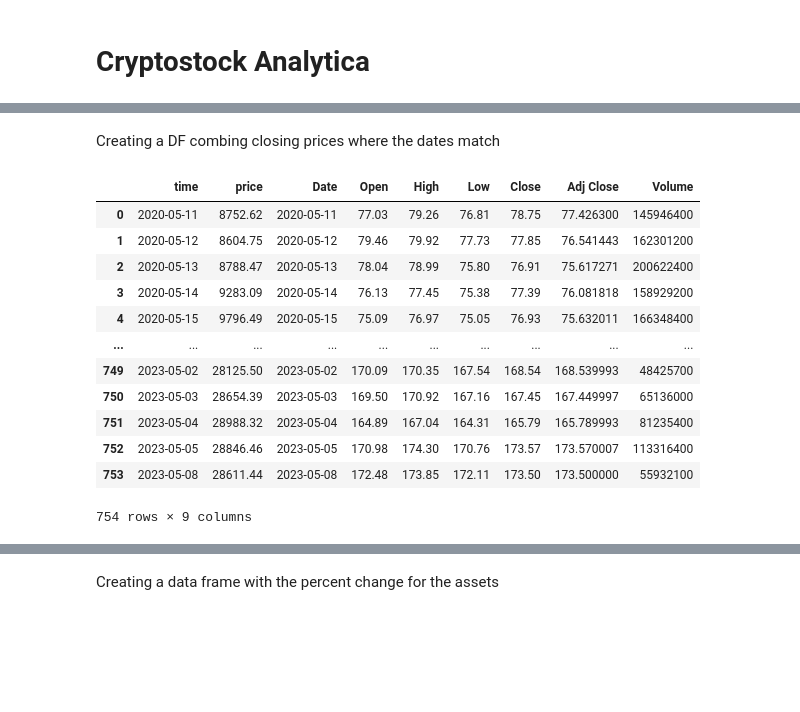
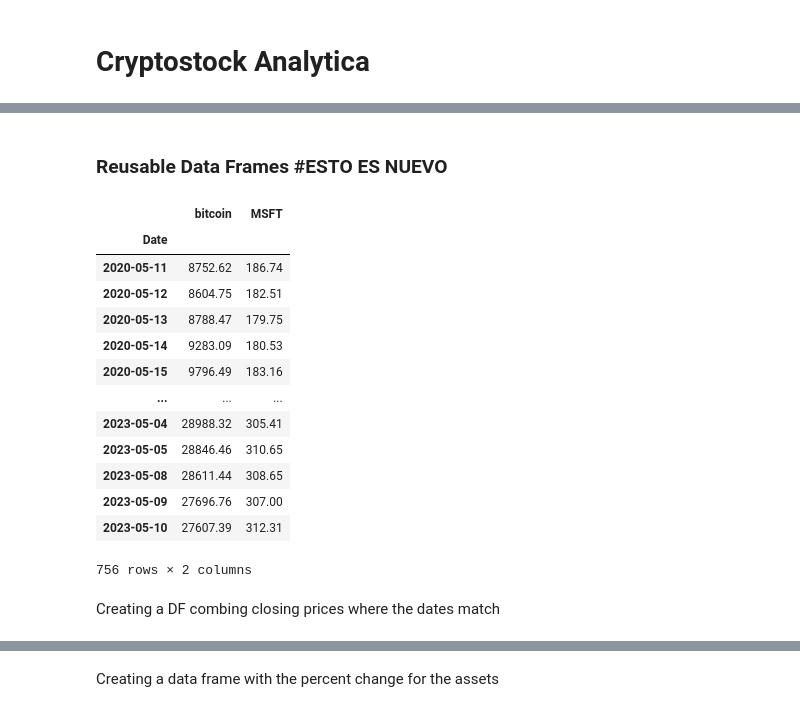
Before and after one commit to regulolanz/Cryptostock-Analytica, a Jupyter notebook: cryptostock-analytica.ipynb, the cells around one changed output, grey strips where cells are left out. Cells and saved outputs as stored; diff of their text form; code cells hidden in the pictures; blank space fills up the shorter version.

Commit message:
modified risk analisys, correlation, std, and added reusable data frames

```diff
--- a/cryptostock-analytica.ipynb
+++ b/cryptostock-analytica.ipynb
@@ -188,21 +220,39 @@ selected_crypto_data.tail()
+# %% [markdown]
+### Reusable Data Frames #ESTO ES NUEVO
+# %%
+##### Bloque completo es nuevo ######
+
+### Closing Prices for choosen assets merged on same dates ###
+
+# Mergin the date frame on the date
+selected_stock_data['Date'] = selected_stock_data['Date'].dt.tz_convert(None)
+Combined_prices_db = pd.merge(selected_crypto_data, selected_stock_data, left_on='time', right_on='Date', how='inner')
+
+# cleaning data by dropping values that we are not needed
+
+Combined_prices_db = Combined_prices_db.drop(columns= ['Open', 'time','Open', 'High', 'Low', 'Adj Close', 'Volume'])
+
+
+# Final data frame with the closing prices and date as Index and reanaming columns with their corresponfing asset
+
+Combined_prices_db.set_index('Date', inplace= True)
+Combined_prices_db.rename(columns={'price': selected_crypto, 'Close': selected_stock}, inplace=True)
+
+Combined_prices_db
+# %% [output]
+|  | bitcoin | MSFT |
+| Date |  |  |
+| 2020-05-11 | 8752.62 | 186.74 |
+| 2020-05-12 | 8604.75 | 182.51 |
+| 2020-05-13 | 8788.47 | 179.75 |
+| 2020-05-14 | 9283.09 | 180.53 |
+| 2020-05-15 | 9796.49 | 183.16 |
+| ... | ... | ... |
+| 2023-05-04 | 28988.32 | 305.41 |
+| 2023-05-05 | 28846.46 | 310.65 |
+| 2023-05-08 | 28611.44 | 308.65 |
+| 2023-05-09 | 27696.76 | 307.00 |
+| 2023-05-10 | 27607.39 | 312.31 |
+756 rows × 2 columns
 # %% [markdown]
 Creating a DF combing closing prices where the dates match
-# %%
-# Mergin the date frame on the date
-selected_stock_data['Date'] = selected_stock_data['Date'].dt.tz_convert(None)
-combined_data = pd.merge(selected_crypto_data, selected_stock_data, left_on='time', right_on='Date', how='inner')
-combined_data
-# %% [output]
-|  | time | price | Date | Open | High | Low | Close | Adj Close | Volume |
-| 0 | 2020-05-11 | 8752.62 | 2020-05-11 | 77.03 | 79.26 | 76.81 | 78.75 | 77.426300 | 145946400 |
-| 1 | 2020-05-12 | 8604.75 | 2020-05-12 | 79.46 | 79.92 | 77.73 | 77.85 | 76.541443 | 162301200 |
-| 2 | 2020-05-13 | 8788.47 | 2020-05-13 | 78.04 | 78.99 | 75.80 | 76.91 | 75.617271 | 200622400 |
-| 3 | 2020-05-14 | 9283.09 | 2020-05-14 | 76.13 | 77.45 | 75.38 | 77.39 | 76.081818 | 158929200 |
-| 4 | 2020-05-15 | 9796.49 | 2020-05-15 | 75.09 | 76.97 | 75.05 | 76.93 | 75.632011 | 166348400 |
-| ... | ... | ... | ... | ... | ... | ... | ... | ... | ... |
-| 749 | 2023-05-02 | 28125.50 | 2023-05-02 | 170.09 | 170.35 | 167.54 | 168.54 | 168.539993 | 48425700 |
-| 750 | 2023-05-03 | 28654.39 | 2023-05-03 | 169.50 | 170.92 | 167.16 | 167.45 | 167.449997 | 65136000 |
-| 751 | 2023-05-04 | 28988.32 | 2023-05-04 | 164.89 | 167.04 | 164.31 | 165.79 | 165.789993 | 81235400 |
-| 752 | 2023-05-05 | 28846.46 | 2023-05-05 | 170.98 | 174.30 | 170.76 | 173.57 | 173.570007 | 113316400 |
-| 753 | 2023-05-08 | 28611.44 | 2023-05-08 | 172.48 | 173.85 | 172.11 | 173.50 | 173.500000 | 55932100 |
-754 rows × 9 columns
```
Also changed, not shown: parts of 40 cells of this notebook.
